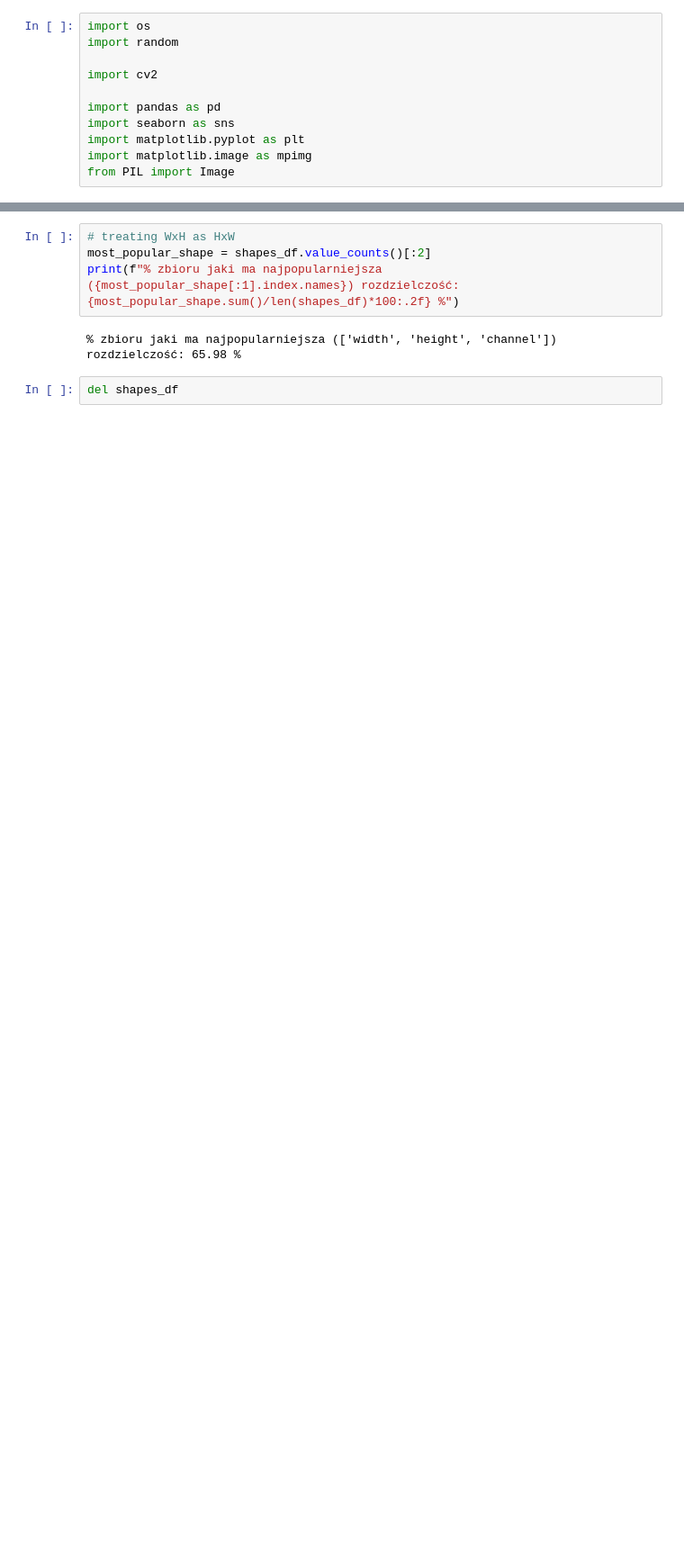
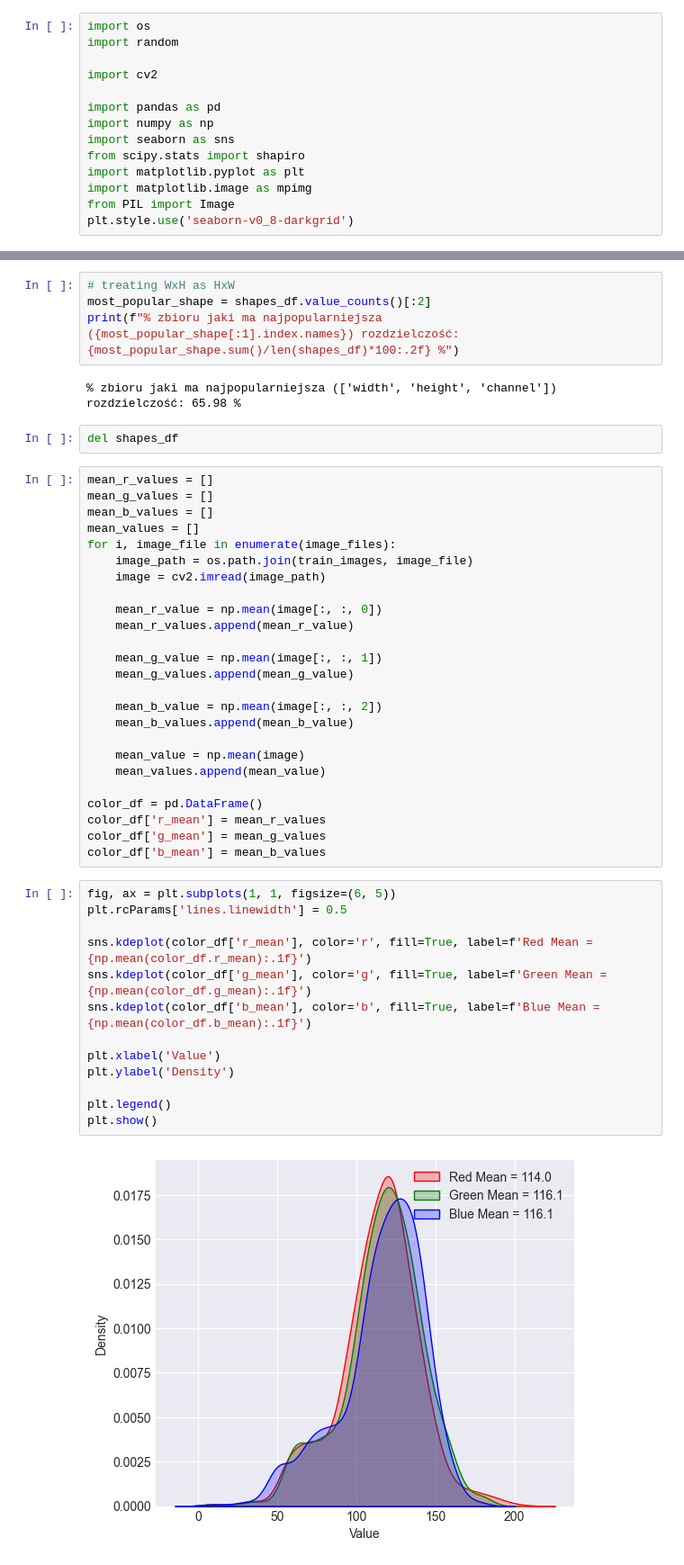
Before and after one commit to michaljurzak1/Vehicle-Images-Detection, a Jupyter notebook: eda.ipynb, the cells around one changed output, grey strips where cells are left out. Shown at 90% size. Drawn from its saved outputs; the diff is of its cells as text; blank space fills up the shorter version.

Commit message:
Color distributions + cleanup

```diff
--- a/eda.ipynb
+++ b/eda.ipynb
@@ -13,7 +13,10 @@ import random
 import cv2
 
 import pandas as pd
+import numpy as np
 import seaborn as sns
+from scipy.stats import shapiro
 import matplotlib.pyplot as plt
 import matplotlib.image as mpimg
 from PIL import Image
+plt.style.use('seaborn-v0_8-darkgrid')
@@ -143,3 +139,43 @@ print(f"% zbioru jaki ma najpopularniejsza ({most_popular_shape[:1].index.names}
 % zbioru jaki ma najpopularniejsza (['width', 'height', 'channel']) rozdzielczość: 65.98 %
 # %%
 del shapes_df
+# %%
+mean_r_values = []
+mean_g_values = []
+mean_b_values = []
+mean_values = []
+for i, image_file in enumerate(image_files):
+    image_path = os.path.join(train_images, image_file)
+    image = cv2.imread(image_path)
+
+    mean_r_value = np.mean(image[:, :, 0])
+    mean_r_values.append(mean_r_value)
+
+    mean_g_value = np.mean(image[:, :, 1])
+    mean_g_values.append(mean_g_value)
+
+    mean_b_value = np.mean(image[:, :, 2])
+    mean_b_values.append(mean_b_value)
+
+    mean_value = np.mean(image)
+    mean_values.append(mean_value)
+
+color_df = pd.DataFrame()
+color_df['r_mean'] = mean_r_values
+color_df['g_mean'] = mean_g_values
+color_df['b_mean'] = mean_b_values
+# %%
+fig, ax = plt.subplots(1, 1, figsize=(6, 5))
+plt.rcParams['lines.linewidth'] = 0.5
+
+sns.kdeplot(color_df['r_mean'], color='r', fill=True, label=f'Red Mean = {np.mean(color_df.r_mean):.1f}')
+sns.kdeplot(color_df['g_mean'], color='g', fill=True, label=f'Green Mean = {np.mean(color_df.g_mean):.1f}')
+sns.kdeplot(color_df['b_mean'], color='b', fill=True, label=f'Blue Mean = {np.mean(color_df.b_mean):.1f}')
+
+plt.xlabel('Value')
+plt.ylabel('Density')
+
+plt.legend()
+plt.show()
+# %% [output]
+[figure, added]
```
Also changed, not shown: parts of 8 cells of this notebook.
